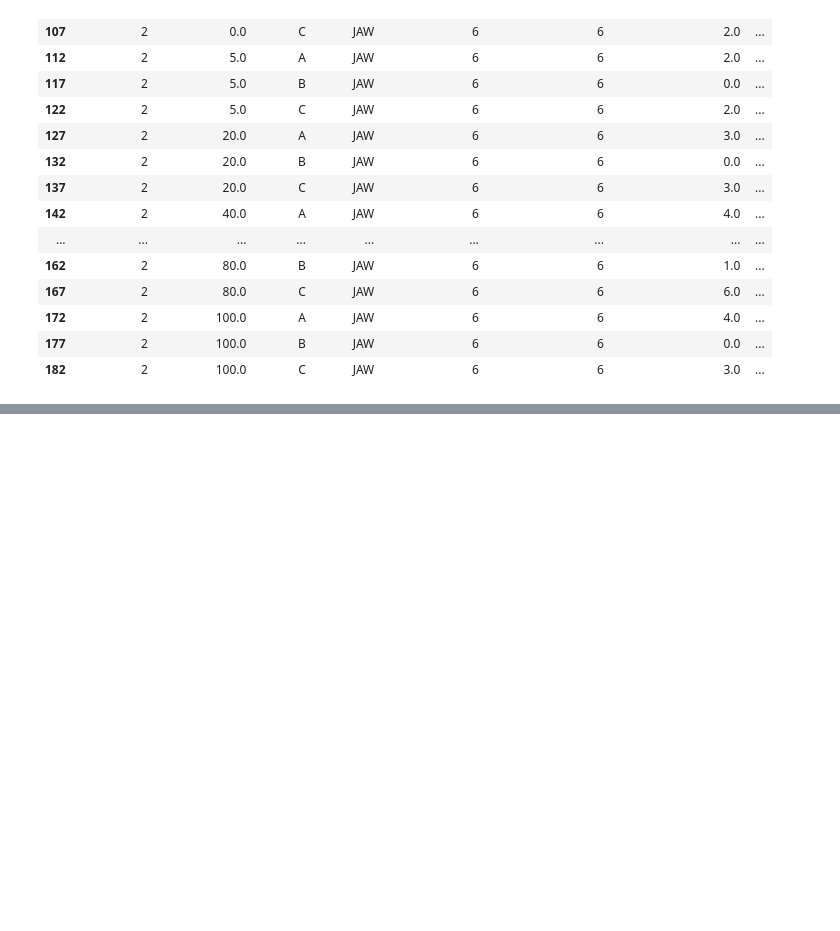
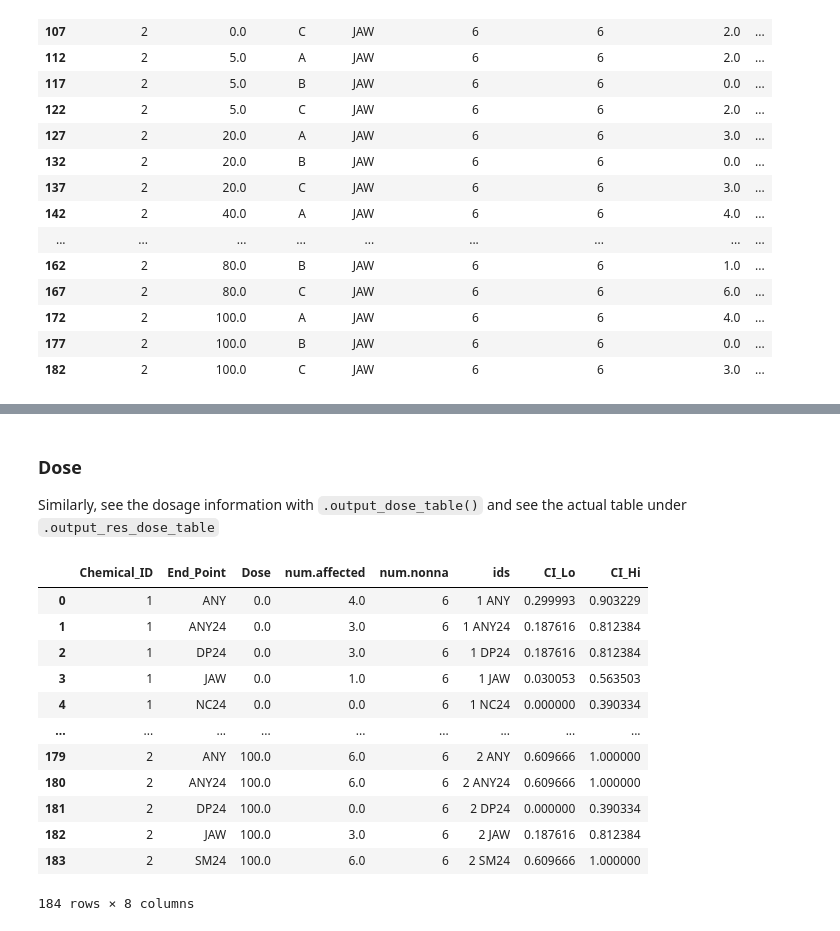
Before and after one commit to PNNL-CompBio/bmdrc, a Jupyter notebook: vignettes/Binary Class Example.ipynb, the cells around one changed output, grey strips where cells are left out. Drawn from its saved outputs; the diff is of its cells as text; code cells hidden in the pictures; blank space fills up the shorter version.

Commit message:
Added needed output functions

```diff
--- a/vignettes/Binary Class Example.ipynb
+++ b/vignettes/Binary Class Example.ipynb
@@ -430,3 +422,24 @@ response
 | 0 | 1 | JAW | NaN | NaN | NaN | NaN | 10.850000 | 0.0 | 24.0 | 0.452083 | ... |
 | 1 | 1 | NC24 | NaN | NaN | NaN | NaN | 0.250000 | 0.0 | 1.5 | 0.166667 | ... |
 | 2 | 1 | SM24 | NaN | NaN | NaN | NaN | 13.400000 | 0.0 | 24.0 | 0.558333 | ... |
+# %% [markdown]
+### Dose
+
+Similarly, see the dosage information with `.output_dose_table()` and see the actual table under `.output_res_dose_table`
+# %%
+Long.output_dose_table()
+Long.output_res_dose_table
+# %% [output]
+|  | Chemical_ID | End_Point | Dose | num.affected | num.nonna | ids | CI_Lo | CI_Hi |
+| 0 | 1 | ANY | 0.0 | 4.0 | 6 | 1 ANY | 0.299993 | 0.903229 |
+| 1 | 1 | ANY24 | 0.0 | 3.0 | 6 | 1 ANY24 | 0.187616 | 0.812384 |
+| 2 | 1 | DP24 | 0.0 | 3.0 | 6 | 1 DP24 | 0.187616 | 0.812384 |
+| 3 | 1 | JAW | 0.0 | 1.0 | 6 | 1 JAW | 0.030053 | 0.563503 |
+| 4 | 1 | NC24 | 0.0 | 0.0 | 6 | 1 NC24 | 0.000000 | 0.390334 |
+| ... | ... | ... | ... | ... | ... | ... | ... | ... |
+| 179 | 2 | ANY | 100.0 | 6.0 | 6 | 2 ANY | 0.609666 | 1.000000 |
+| 180 | 2 | ANY24 | 100.0 | 6.0 | 6 | 2 ANY24 | 0.609666 | 1.000000 |
+| 181 | 2 | DP24 | 100.0 | 0.0 | 6 | 2 DP24 | 0.000000 | 0.390334 |
+| 182 | 2 | JAW | 100.0 | 3.0 | 6 | 2 JAW | 0.187616 | 0.812384 |
+| 183 | 2 | SM24 | 100.0 | 6.0 | 6 | 2 SM24 | 0.609666 | 1.000000 |
+184 rows × 8 columns
```
Also changed, not shown: parts of 14 cells of this notebook, 3 other files.
